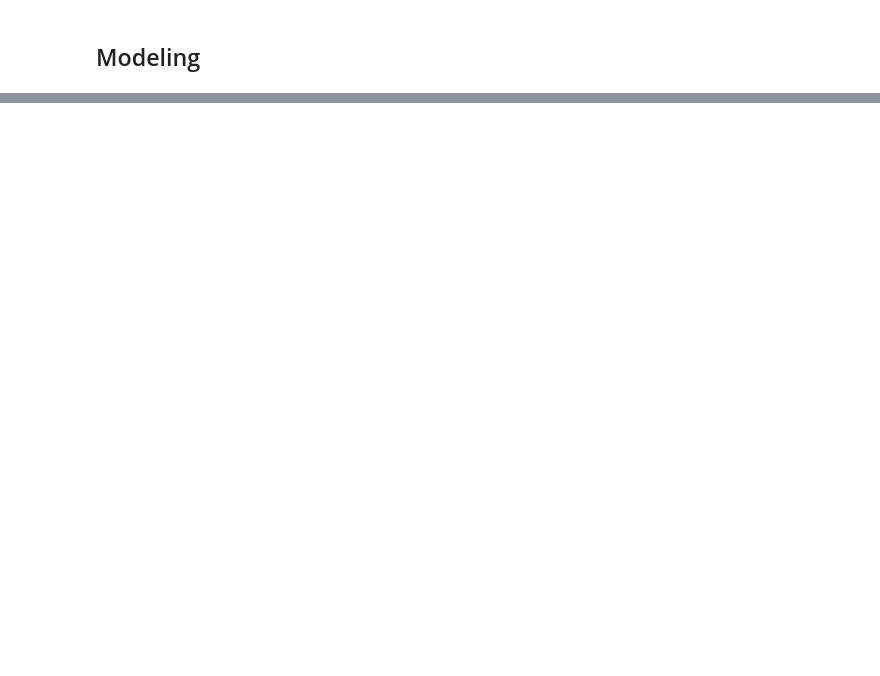
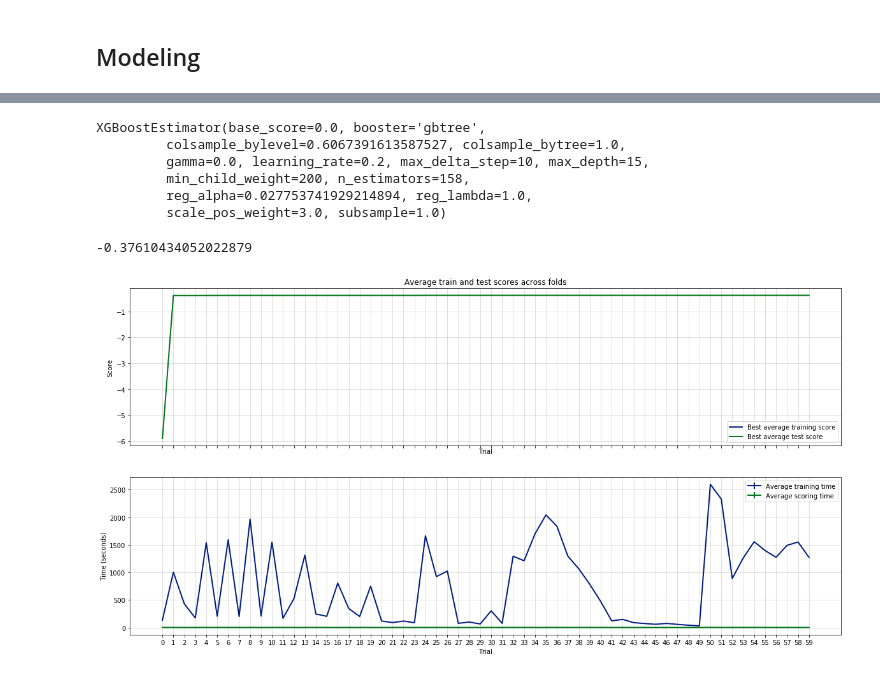
Before and after one commit to cebes/hyper-optimizer, a Jupyter notebook: main.ipynb, the cells around one changed output, grey strips where cells are left out. Saved outputs shown, nothing was run; the diff lists cells and outputs as text; code cells hidden in the pictures; blank space fills up the shorter version.

```diff
--- a/main.ipynb
+++ b/main.ipynb
@@ -267 +407,9 @@ print('Modeling RMSLE %.5f' % model.best_score)
+# %%
+from hyper_optimizer import SkOptOptimizer
+
+t = time.time()
+skopt_opt = SkOptOptimizer(estimator=XGBoostEstimator(), params=params, max_trials=60, cv=(Xv, yv),
+                     random_state=42, n_jobs=20)
+skopt_opt.fit(Xtr, ytr)
+print('Total time: {}'.format(time.time() - t))
 # %% [markdown]
@@ -268,0 +455,12 @@ print('Modeling RMSLE %.5f' % model.best_score)
+# %%
+from hyper_optimizer import SpearmintOptimizer
+import spearmint_estimator
+import time
+
+t = time.time()
+spearmint_opt = SpearmintOptimizer(estimator=spearmint_estimator.XGBoostEstimator,
+                                   params=params, max_trials=60, cv=(Xv, yv),
+                                   noisy_likelihood=True, db_address='localhost', expr_name='nyc-taxi-duration',
+                                   overwrite_expr=True, polling_time=0, n_jobs=20)
+spearmint_opt.fit(Xtr, ytr)
+print('Total time: {}'.format(time.time() - t))
@@ -268,0 +473,17 @@ print('Modeling RMSLE %.5f' % model.best_score)
+# %%
+spearmint_opt.best_estimator_
+# %% [output]
+XGBoostEstimator(base_score=0.0, booster='gbtree',
+         colsample_bylevel=0.6067391613587527, colsample_bytree=1.0,
+         gamma=0.0, learning_rate=0.2, max_delta_step=10, max_depth=15,
+         min_child_weight=200, n_estimators=158,
+         reg_alpha=0.027753741929214894, reg_lambda=1.0,
+         scale_pos_weight=3.0, subsample=1.0)
+# %%
+spearmint_opt.best_test_score_
+# %% [output]
+-0.37610434052022879
+# %%
+spearmint_opt.history_.plot()
+# %% [output]
+[figure, added]
```
Also changed, not shown: parts of 32 cells of this notebook.
